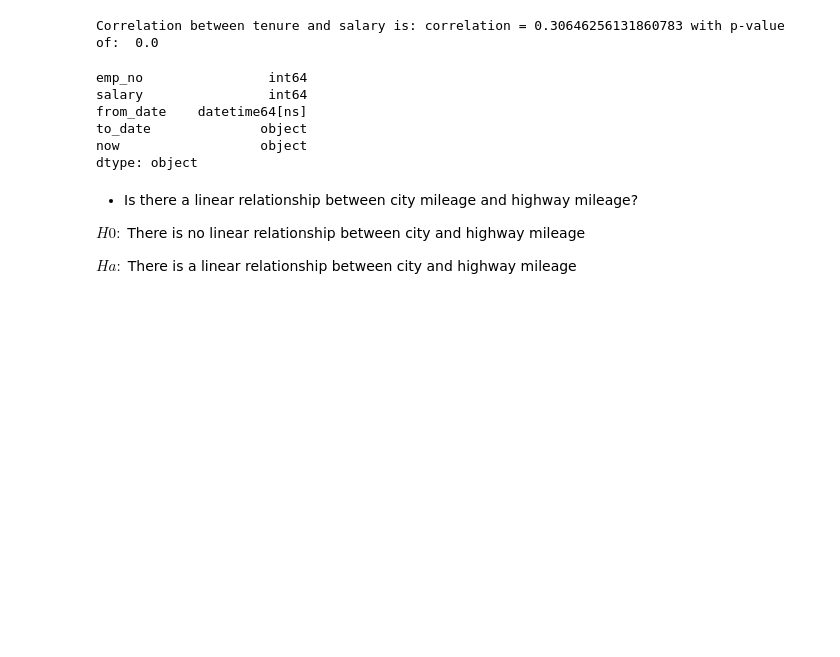
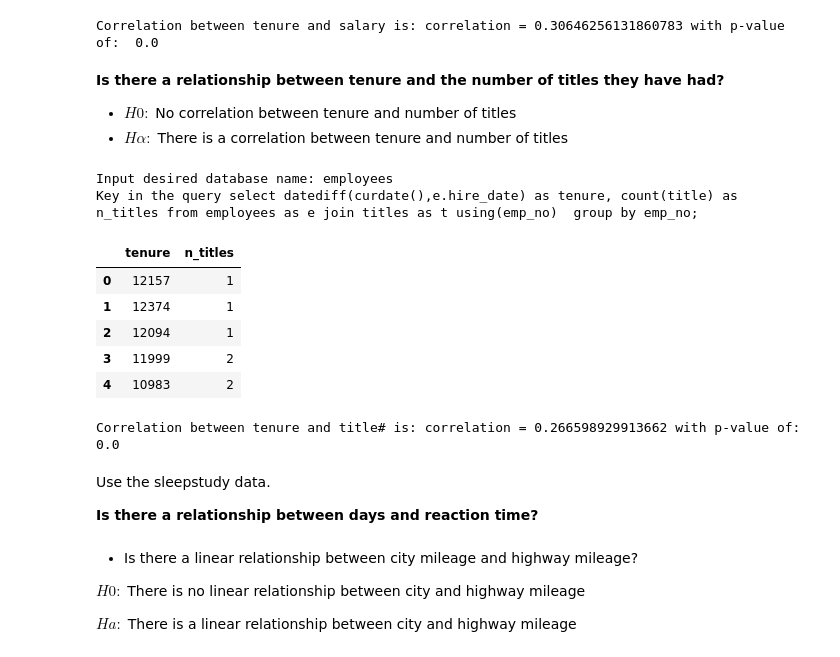
Before and after one commit to Jacqueline-A-Shay/statistics-exercises, a Jupyter notebook: hypothesis_testing.ipynb, the cells around one changed output. Cells and saved outputs as stored; diff of their text form; code cells hidden in the pictures; blank space fills up the shorter version.

```diff
--- a/hypothesis_testing.ipynb
+++ b/hypothesis_testing.ipynb
@@ -329,3 +253,14 @@ print(r,p)
 
 - Is there a relationship between how long an employee has been with the company and their salary?
 - Is there a relationship between how long an employee has been with the company and the number of titles they have had?
+# %%
+def get_db_url():
+    url = f'mysql+pymysql://{user}:{password}@{host}/{database_name}'
+    return url
+from env import host, user, password
+database_name = input("Input desired database name: ")
+query = input("Key in the query ")
+sal_emp = pd.read_sql(query,get_db_url())
+sal_emp.head(5)
+# Alternatively, use SQL
+# SELECT DATEDIFF('2019-10-07', to_date) AS tenure from salaries;
@@ -363,13 +308,2 @@ print("Correlation between tenure and salary is: correlation =",r, "with p-value
 # %% [output]
 Correlation between tenure and salary is: correlation = 0.30646256131860783 with p-value of:  0.0
-# %%
-salary.now = pd.to_datetime(salary.now)
-salary.now = salary['now'].dt.date
-salary.dtypes
-# %% [output]
-emp_no                int64
-salary                int64
-from_date    datetime64[ns]
-to_date              object
-now                  object
-dtype: object
@@ -378,3 +310,37 @@ select * from employees e join salaries s on e.emp_no = s.emp_no where to_date >
+# %% [markdown]
+**Is there a relationship between tenure and the number of titles they have had?**
+
+- $H0: $ No correlation between tenure and number of titles
+- $Hα: $ There is a correlation between tenure and number of titles
+# %%
+def get_db_url():
+    url = f'mysql+pymysql://{user}:{password}@{host}/{database_name}'
+    return url
+from env import host, user, password
+database_name = input("Input desired database name: ")
+query = input("Key in the query ")
+tenure_title = pd.read_sql(query,get_db_url())
+tenure_title.head(5)
+# %% [output]
+Input desired database name: employees
+Key in the query select datediff(curdate(),e.hire_date) as tenure, count(title) as n_titles from employees as e join titles as t using(emp_no)  group by emp_no;
+|  | tenure | n_titles |
+| 0 | 12157 | 1 |
+| 1 | 12374 | 1 |
+| 2 | 12094 | 1 |
+| 3 | 11999 | 2 |
+| 4 | 10983 | 2 |
+# %%
+r, p = stats.pearsonr(tenure_title.tenure, tenure_title.n_titles)
+print("Correlation between tenure and title# is: correlation =",r, "with p-value of: ",p)
+# There is a slight correlation between the two variables.
+# p < 0.05, reject null, there is a correlation between the two variables
+# %% [output]
+Correlation between tenure and title# is: correlation = 0.266598929913662 with p-value of:  0.0
+# %% [markdown]
+Use the sleepstudy data.
+
+**Is there a relationship between days and reaction time?**
 # %% [markdown]
 - Is there a linear relationship between city mileage and highway mileage?
 
```
Also changed, not shown: parts of 28 cells of this notebook.
